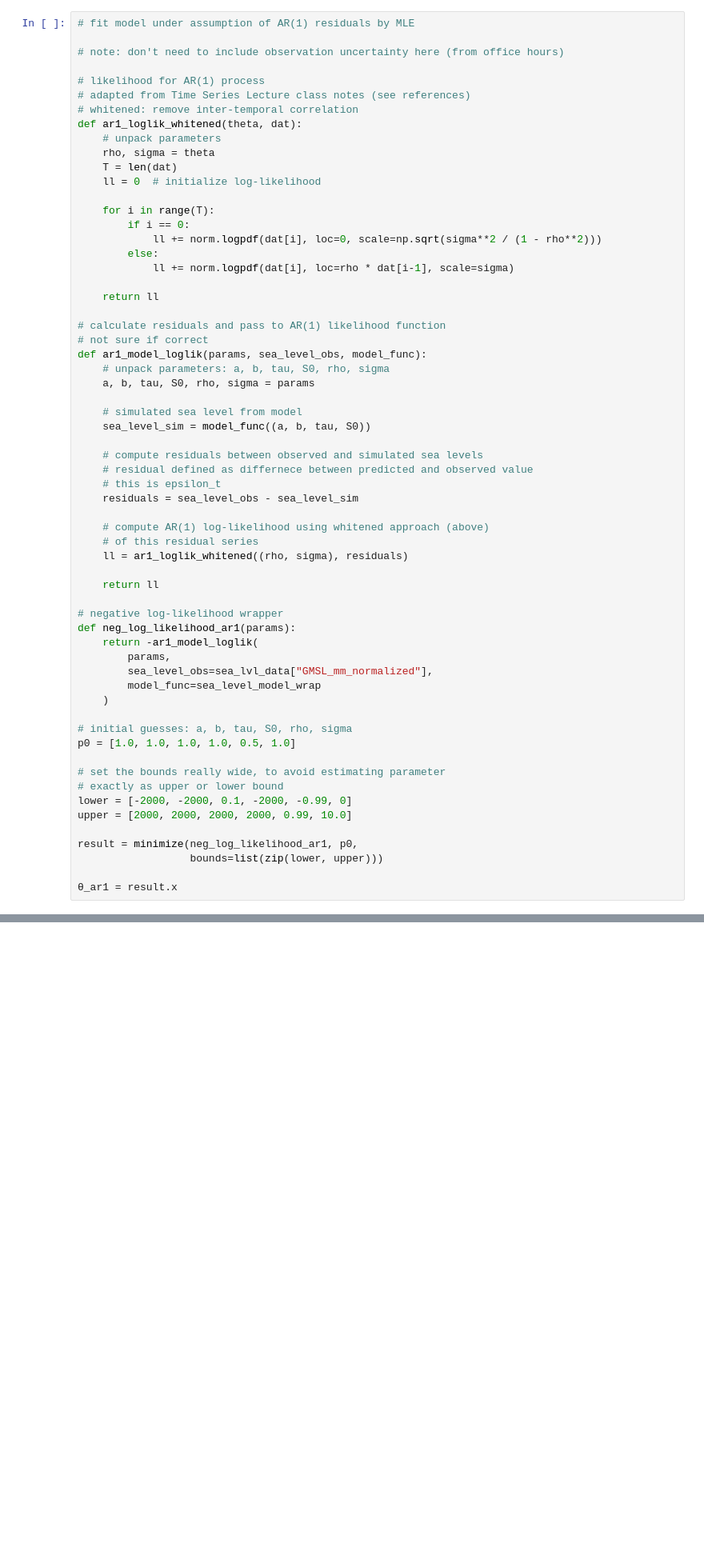
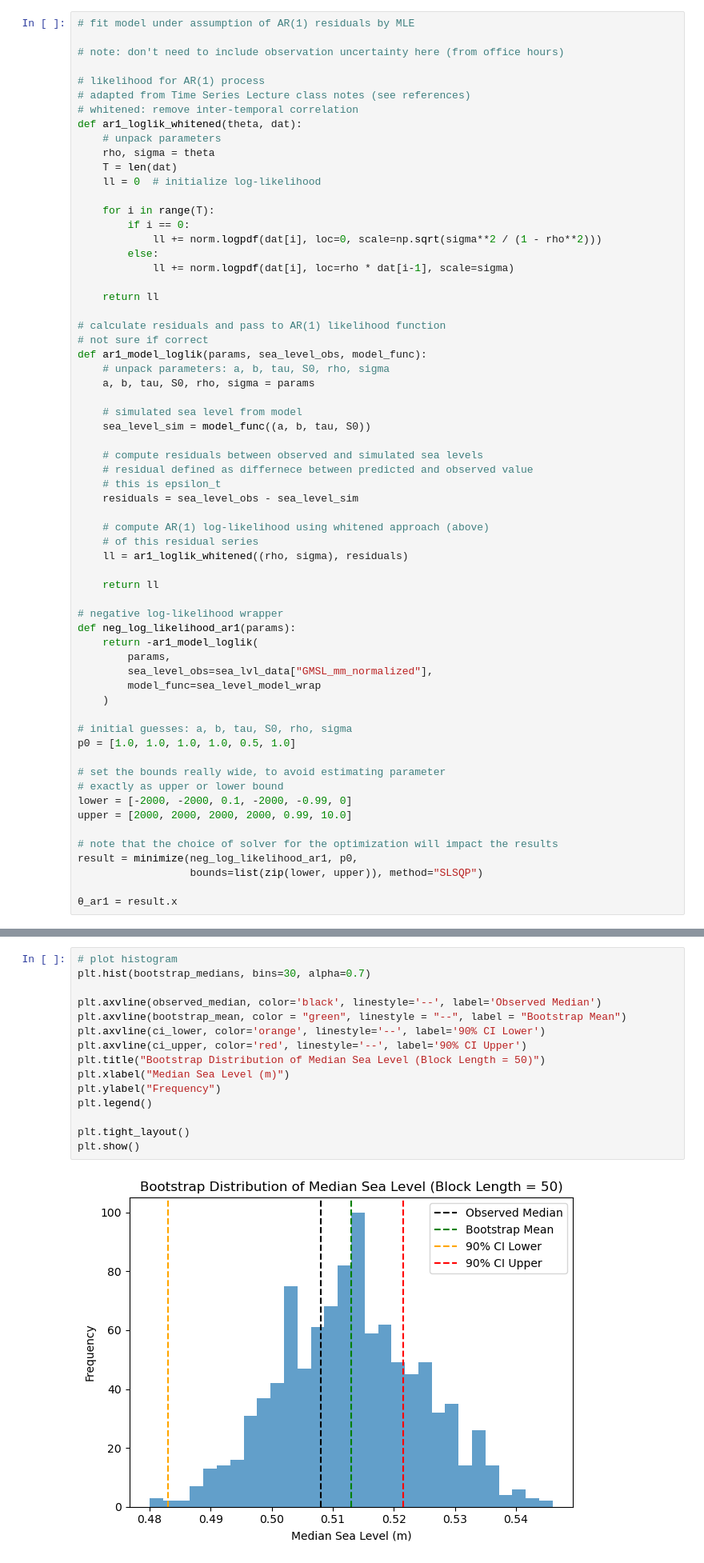
Before and after one commit to BEE4850-SP25/hw04-christinemswanson, a Jupyter notebook: hw04.ipynb, the cells around one changed output, grey strips where cells are left out. Shown at 80% size. Drawn from its saved outputs; the diff is of its cells as text; blank space fills up the shorter version.

```diff
--- a/hw04.ipynb
+++ b/hw04.ipynb
@@ -381,8 +382,9 @@ p0 = [1.0, 1.0, 1.0, 1.0, 0.5, 1.0]
 lower = [-2000, -2000, 0.1, -2000, -0.99, 0]
 upper = [2000, 2000, 2000, 2000, 0.99, 10.0]
 
+# note that the choice of solver for the optimization will impact the results
 result = minimize(neg_log_likelihood_ar1, p0,
-                  bounds=list(zip(lower, upper)))
+                  bounds=list(zip(lower, upper)), method="SLSQP")
 
 θ_ar1 = result.x
 # %%
@@ -688,0 +749,17 @@ plt.show()
+# %%
+# plot histogram
+plt.hist(bootstrap_medians, bins=30, alpha=0.7)
+
+plt.axvline(observed_median, color='black', linestyle='--', label='Observed Median')
+plt.axvline(bootstrap_mean, color = "green", linestyle = "--", label = "Bootstrap Mean")
+plt.axvline(ci_lower, color='orange', linestyle='--', label='90% CI Lower')
+plt.axvline(ci_upper, color='red', linestyle='--', label='90% CI Upper')
+plt.title("Bootstrap Distribution of Median Sea Level (Block Length = 50)")
+plt.xlabel("Median Sea Level (m)")
+plt.ylabel("Frequency")
+plt.legend()
+
+plt.tight_layout()
+plt.show()
+# %% [output]
+[figure, added]
```
Also changed, not shown: parts of 5 cells of this notebook.
